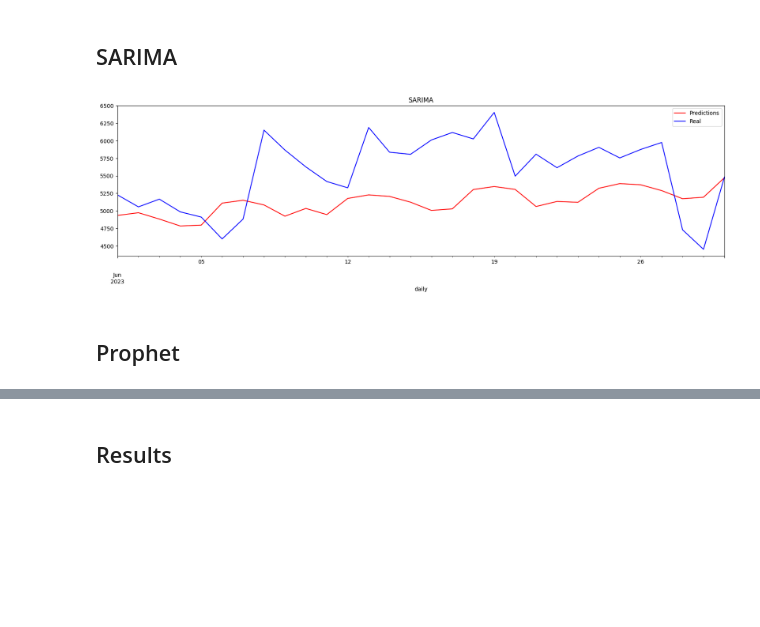
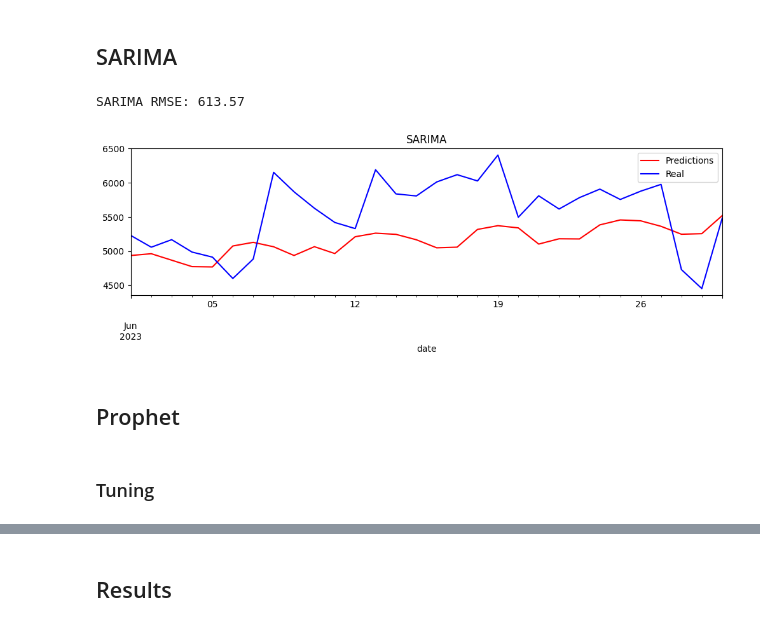
Before and after one commit to Ly-Ax/retaiLy_24, a Jupyter notebook: notebooks/time_series/arima_prophet.ipynb, the cells around one changed output, grey strips where cells are left out. Drawn from its saved outputs; the diff is of its cells as text; code cells hidden in the pictures; blank space fills up the shorter version.

```diff
--- a/notebooks/time_series/arima_prophet.ipynb
+++ b/notebooks/time_series/arima_prophet.ipynb
@@ -47,6 +47,14 @@ arima_test = df_test.copy()
 # %%
-arima_train.set_index(arima_train.daily, inplace=True)
-arima_train.drop(columns=['daily'], inplace=True)
+# ARIMA Datasets
+arima_train = df_train.copy()
+arima_test = df_test.copy()
+
+arima_train.set_index(arima_train.date, inplace=True)
+arima_train.drop(columns=['date'], inplace=True)
+
+arima_test.set_index(arima_test.date, inplace=True)
+arima_test.drop(columns=['date'], inplace=True)
+
 arima_train.head(2)
 # %% [output]
 |  | sales |
@@ -54,6 +62,2 @@ arima_train.head(2)
 | 2023-01-01 | 2508.20 |
 | 2023-01-02 | 2403.35 |
-# %%
-arima_test.set_index(arima_test.daily, inplace=True)
-arima_test.drop(columns=['daily'], inplace=True)
-arima_test.head(2)
@@ -164,18 +163,24 @@ plt.show()
 # %% [markdown]
 ## SARIMA
 # %%
-model_sarima = SARIMAX(arima_train, order=(2,0,1), seasonal_order=(1,1,1,12))
-results_sarima = model_sarima.fit()
+model_sarima = SARIMAX(arima_train, order=(2,1,1), seasonal_order=(1,1,1,12)).fit()
 # %%
-sarima_pred = results_sarima.predict(start=df_test.daily.min(), end=df_test.daily.max())
+sarima_pred = model_sarima.predict(start=df_test.date.min(), end=df_test.date.max())
+
+sarima_rmse = round(np.sqrt(mean_squared_error(arima_test, sarima_pred)),2)
+print('SARIMA RMSE:', sarima_rmse)
+# %% [output]
+SARIMA RMSE: 613.57
 # %%
-sarima_pred.plot(figsize=(20,5), color='red')
+sarima_pred.plot(figsize=(12,3), color='red')
 arima_test.sales.plot(color='blue')
 
 plt.title('SARIMA')
 plt.legend(['Predictions','Real'])
 plt.show()
 # %% [output]
-[figure, old version]
+[figure, new version]
 # %% [markdown]
 ## Prophet
+# %% [markdown]
+### Tuning
```
Also changed, not shown: parts of 43 cells of this notebook.
